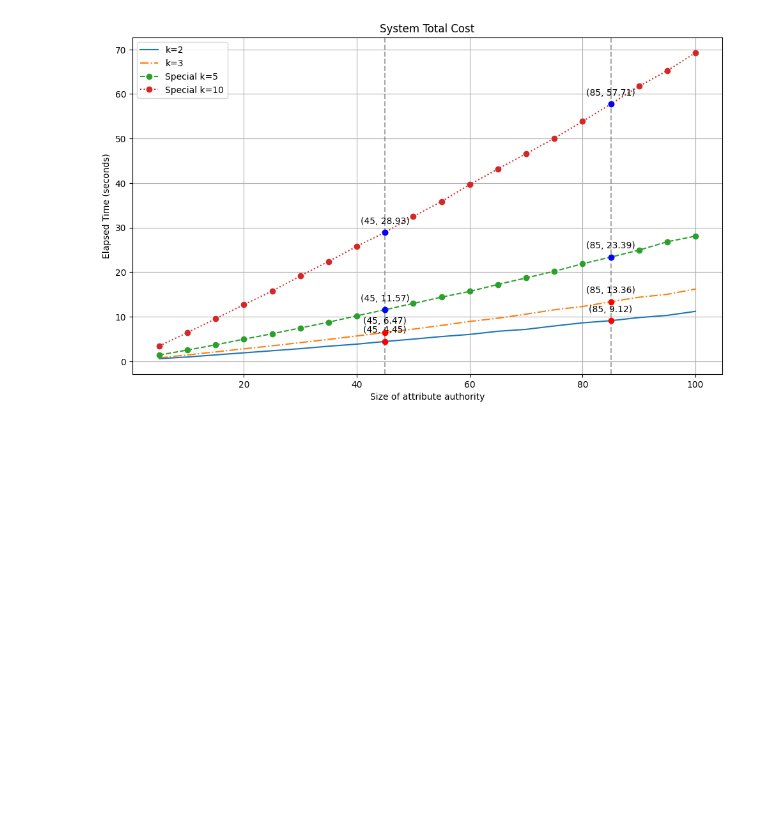
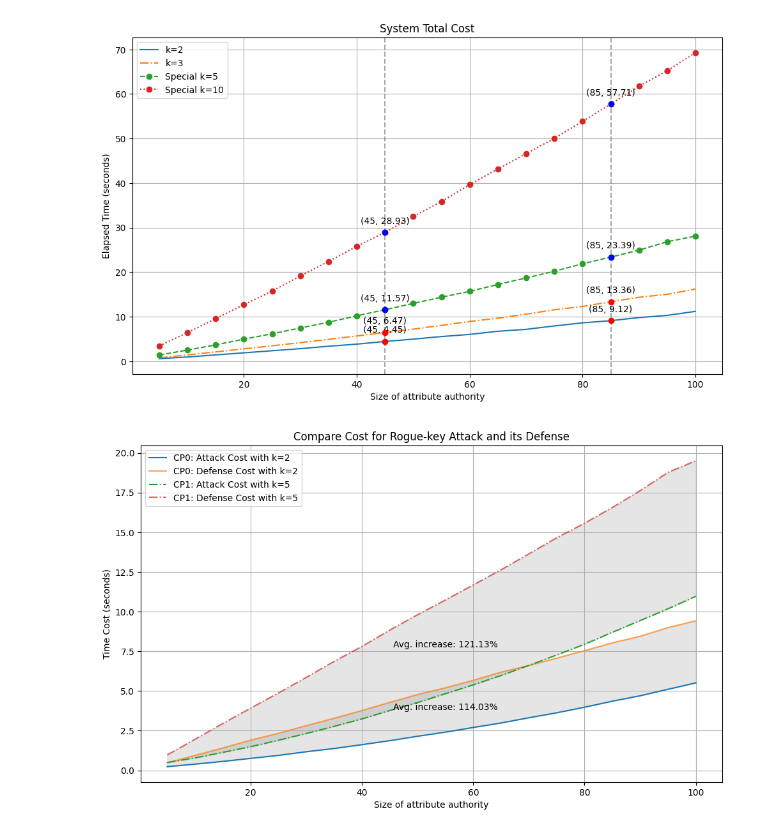
Before and after one commit to Guy1m0/Attack-on-IPPE, a Jupyter notebook: benchmark.ipynb, the cells around one changed output. Saved outputs shown, nothing was run; the diff lists cells and outputs as text; code cells hidden in the pictures; blank space fills up the shorter version.

```diff
--- a/benchmark.ipynb
+++ b/benchmark.ipynb
@@ -152,3 +190,18 @@ plot_total([2,3], xs, ys, [5,10], sp_xs, sp_ys, "System Total Cost")
+# %%
+xs = range(5,101,5)
+ys = []
+ys_ = []
+ks = [2,5]
+ys.append([d['ad_setup'] + d['ad_keygen'] + d['ad_decrypt'] for d in datasets[str(ks[0])]['seq']])
+ys_.append([d['prove'] + d['verify'] for d in datasets[str(ks[0])]['seq']])
+
+
+ys.append([d['ad_setup'] + d['ad_keygen'] + d['ad_decrypt'] for d in datasets[str(ks[1])]['seq']])
+ys_.append([d['prove'] + d['verify'] for d in datasets[str(ks[1])]['seq']])
+# %%
+plot_comp(ks, [xs,xs], ys, ys_, "Compare Cost for Rogue-key Attack and its Defense")
+# %% [output]
+[figure, added]
 # %%
 xs = range(5,101,5)
 ys = []
```
Also changed, not shown: parts of 6 cells of this notebook, 8 other files.
